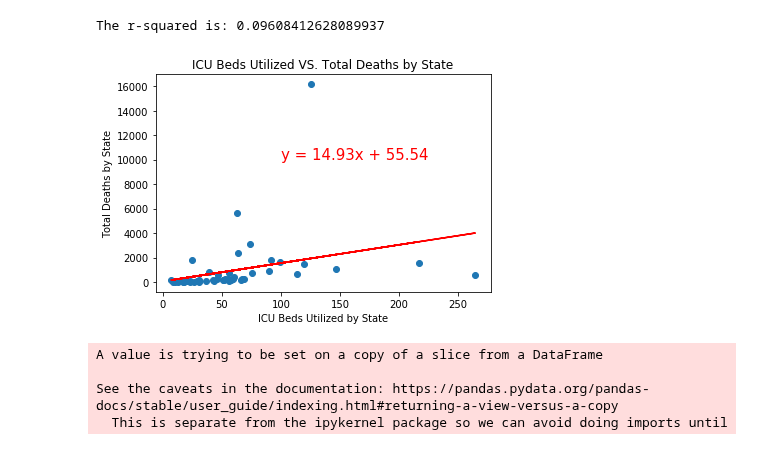
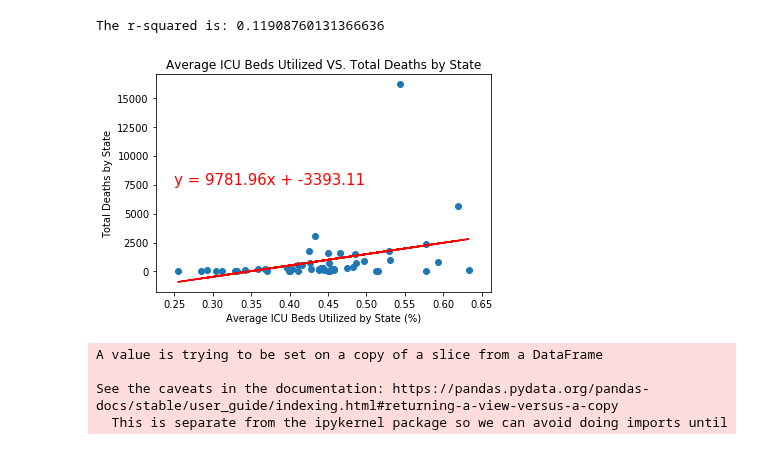
Before and after one commit to lmstevens/Group_Project_1, a Jupyter notebook: Liz's Graphs.ipynb, the cells around one changed output. Drawn from its saved outputs; the diff is of its cells as text; code cells hidden in the pictures.

Commit message:
fixing the icu beds utilized to represent a percent

```diff
--- a/Liz's Graphs.ipynb
+++ b/Liz's Graphs.ipynb
@@ -40,8 +40,8 @@ staff = hg["num_staffe"].sum()
 state_hospital_data["Number of Staff"]=staff
 icu_beds = hg["num_icu_be"].sum()
 state_hospital_data["ICU Beds Available"]=icu_beds
-bed_utiliz = hg["bed_utiliz"].sum()
-state_hospital_data["ICU Beds Utilized"]=bed_utiliz
+bed_utiliz = hg["bed_utiliz"].mean()
+state_hospital_data["Average ICU Beds Utilized"]=bed_utiliz
 #drop double num_icu_be column
 state_hospital_data.drop("num_icu_be",axis=1, inplace = True)
 state_hospital_data.head()
@@ -106,24 +106,24 @@ pop_df = pd.read_csv("CSV Folder/SCPRC-EST2019-18+POP-RES.csv")
 pop_df= pop_df[["NAME", "POPESTIMATE2019","POPEST18PLUS2019","PCNT_POPEST18PLUS"]]
 pop_df = pop_df.rename(columns = {"NAME": "State","POPESTIMATE2019":"2019 Pop Est","POPEST18PLUS2019":"2019 18+","PCNT_POPEST18PLUS":"Percent 18+"})
 # %%
-x_values = comb2_df["ICU Beds Utilized"]
+x_values = comb2_df["Average ICU Beds Utilized"]
 y_values = comb2_df["Total Deaths"]
 plt.scatter(x_values,y_values)
-plt.xlabel("ICU Beds Utilized by State")
+plt.xlabel("Average ICU Beds Utilized by State (%)")
 plt.ylabel("Total Deaths by State")
-plt.title("ICU Beds Utilized VS. Total Deaths by State")
+plt.title("Average ICU Beds Utilized VS. Total Deaths by State")
 
 
 (slope, intercept, rvalue, pvalue, stderr) = linregress(x_values, y_values)
 regress_values = x_values * slope + intercept
 line_eq = "y = " + str(round(slope,2)) + "x + " + str(round(intercept,2))
 plt.plot(x_values,regress_values,"r-")
-plt.annotate(line_eq,(100,10000),fontsize=15,color="red")
+plt.annotate(line_eq,(0.25,7500),fontsize=15,color="red")
 print(f"The r-squared is: {rvalue**2}")
 plt.savefig("PNG Folder/liz_bedsutilizedvsdeaths_scatter_final.png")
 # %% [output]
-The r-squared is: 0.09608412628089937
+The r-squared is: 0.11908760131366636
-[figure, old version]
+[figure, new version]
 # %%
 rankpop_df = comb2_df.merge(pop_df,how = 'left',on = "State")
 rankpop_df2 = rankpop_df[["State","2019 Pop Est","Overall Rank","Total Deaths"]]
```
Also changed, not shown: parts of 1 cell of this notebook, 3 other files.
